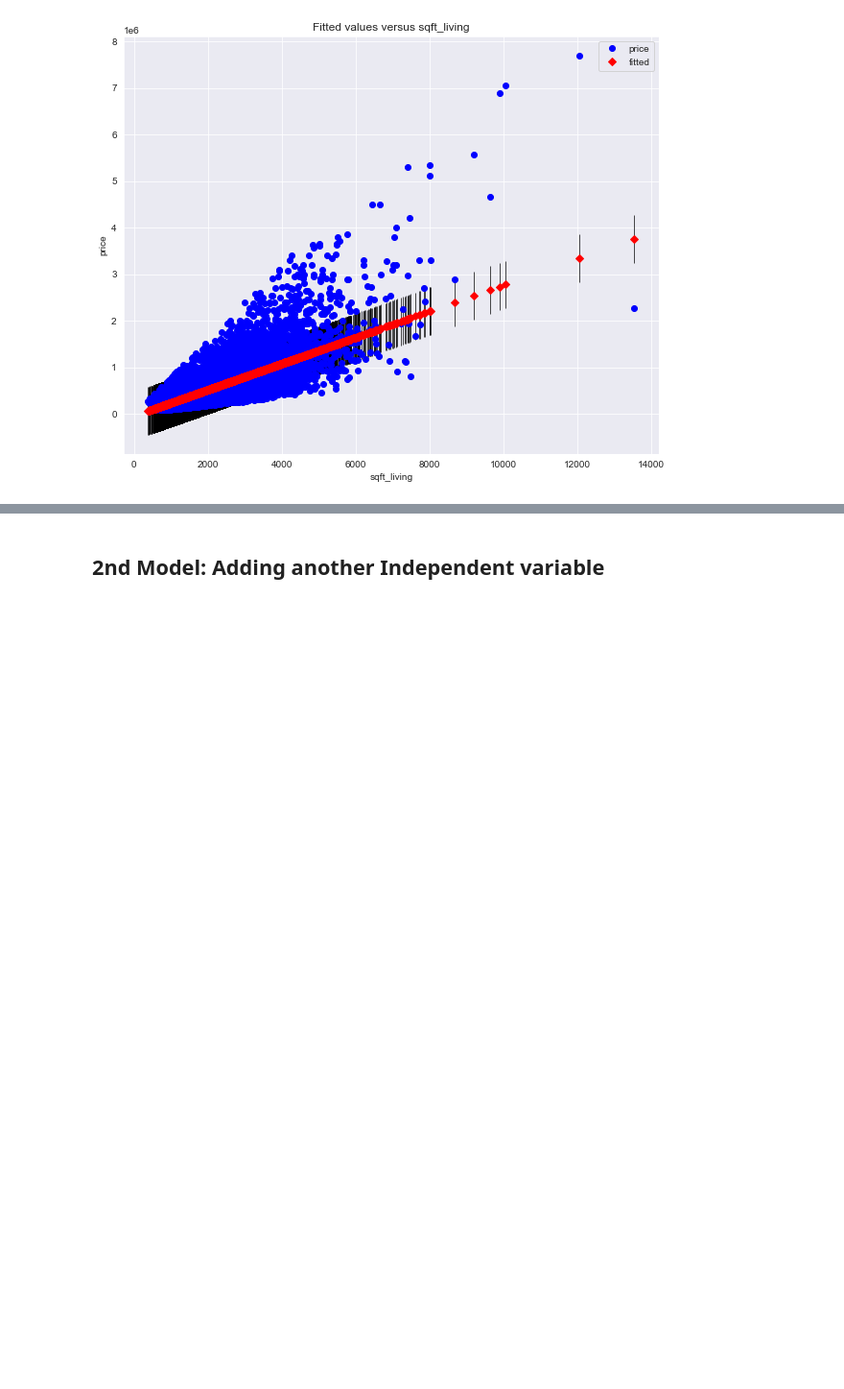
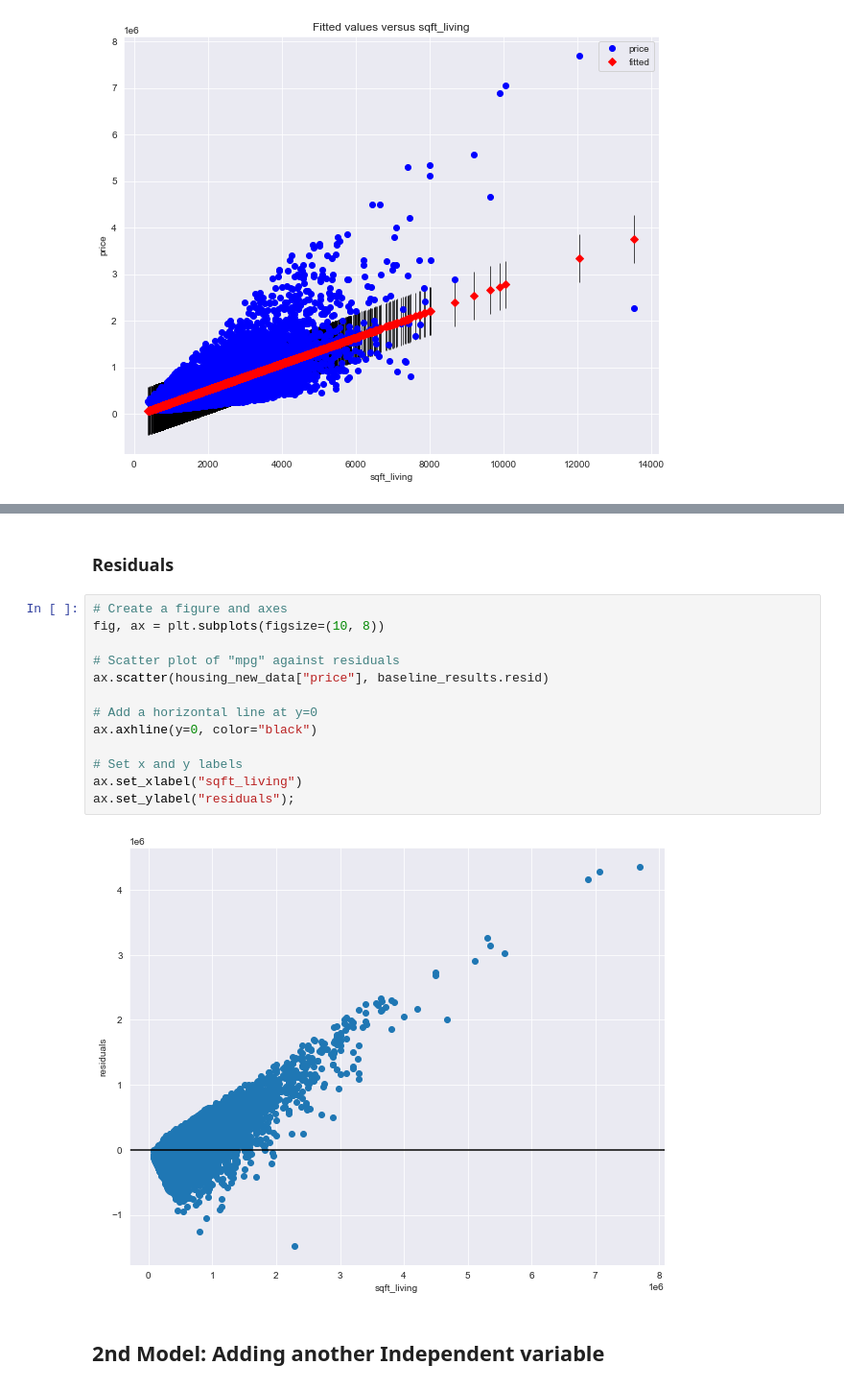
Before and after one commit to Lucy-Munge/dsc-phase-2-project-v2-3, a Jupyter notebook: student.ipynb, the cells around one changed output, grey strips where cells are left out. Shown: that part at 96% size. Saved outputs shown, nothing was run; the diff lists cells and outputs as text; blank space fills up the shorter version.

```diff
--- a/student.ipynb
+++ b/student.ipynb
@@ -443,3 +486,20 @@ plt.show()
+# %% [markdown]
+### Residuals
+# %%
+# Create a figure and axes
+fig, ax = plt.subplots(figsize=(10, 8))
+
+# Scatter plot of "mpg" against residuals
+ax.scatter(housing_new_data["price"], baseline_results.resid)
+
+# Add a horizontal line at y=0
+ax.axhline(y=0, color="black")
+
+# Set x and y labels
+ax.set_xlabel("sqft_living")
+ax.set_ylabel("residuals");
+# %% [output]
+[figure, added]
 # %% [markdown]
 ## 2nd Model: Adding another Independent variable
 # %%
```
Also changed, not shown: parts of 44 cells of this notebook.
